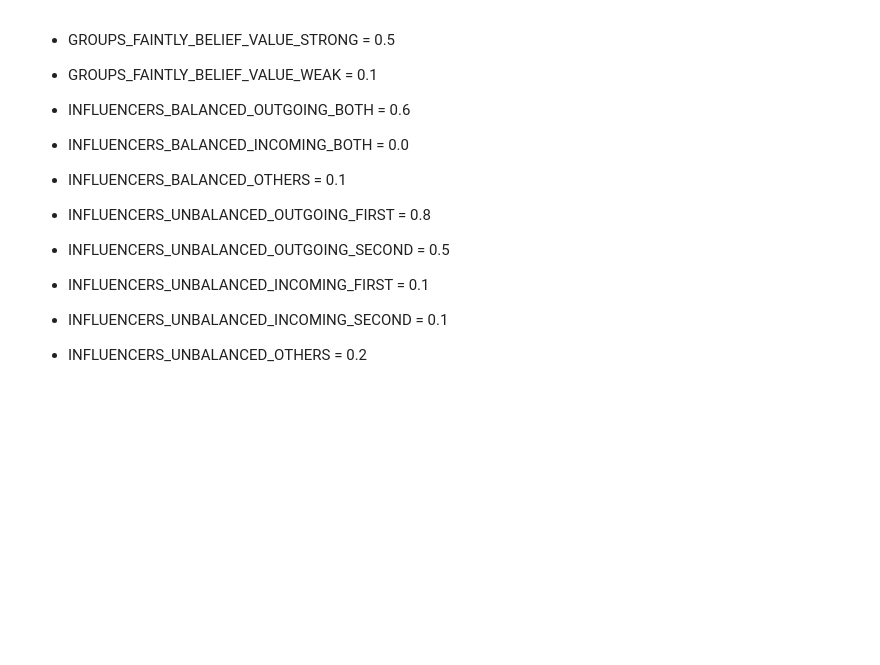
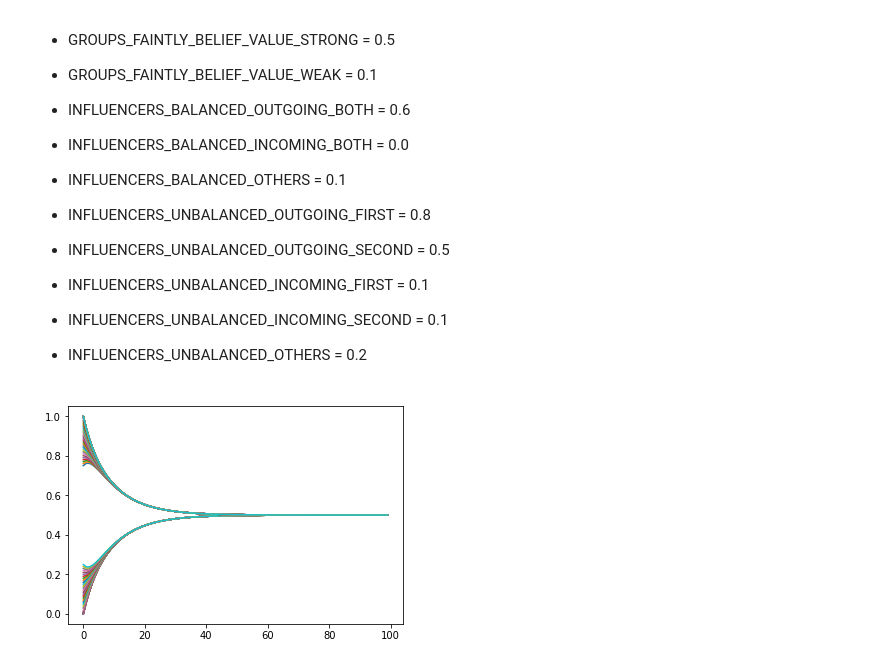
Before and after one commit to Sirquini/Polarization, a Jupyter notebook: New Simulations.ipynb, the cells around one changed output. Cells and saved outputs as stored; diff of their text form; code cells hidden in the pictures; blank space fills up the shorter version.

```diff
--- a/New Simulations.ipynb
+++ b/New Simulations.ipynb
@@ -120,3 +120,19 @@ The default parameters are defined as constants in the `polarization.py` module.
 - INFLUENCERS_UNBALANCED_INCOMING_FIRST = 0.1
 - INFLUENCERS_UNBALANCED_INCOMING_SECOND = 0.1
 - INFLUENCERS_UNBALANCED_OTHERS = 0.2
+# %%
+pol_history, belief_history = polarization.run_simulation(
+    polarization.build_belief(polarization.Belief.MILD),
+    polarization.build_influence(polarization.Influence.GROUP_2_FAINT),
+    100,
+    num_bins,
+    polarization.Update.BACKFIRE,
+    polarization.CONFBIAS_DISCOUNT,
+    polarization.BACKFIRE_BELIEF_THRESHOLD,
+    polarization.BACKFIRE_INFLUENCE_THRESHOLD
+)
+# %%
+plt.plot(belief_history)
+plt.show()
+# %% [output]
+[figure, added]
```
Also changed, not shown: parts of 15 cells of this notebook.
